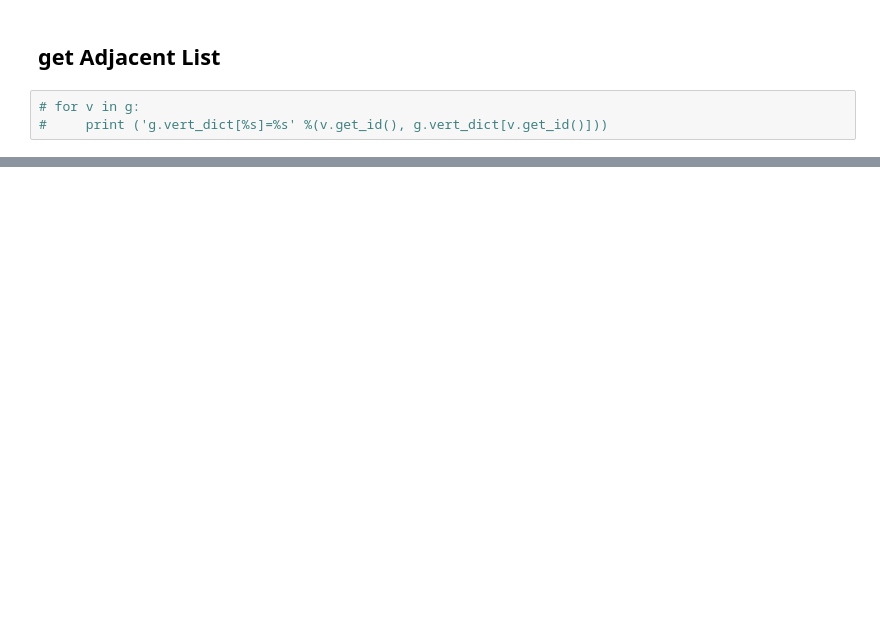
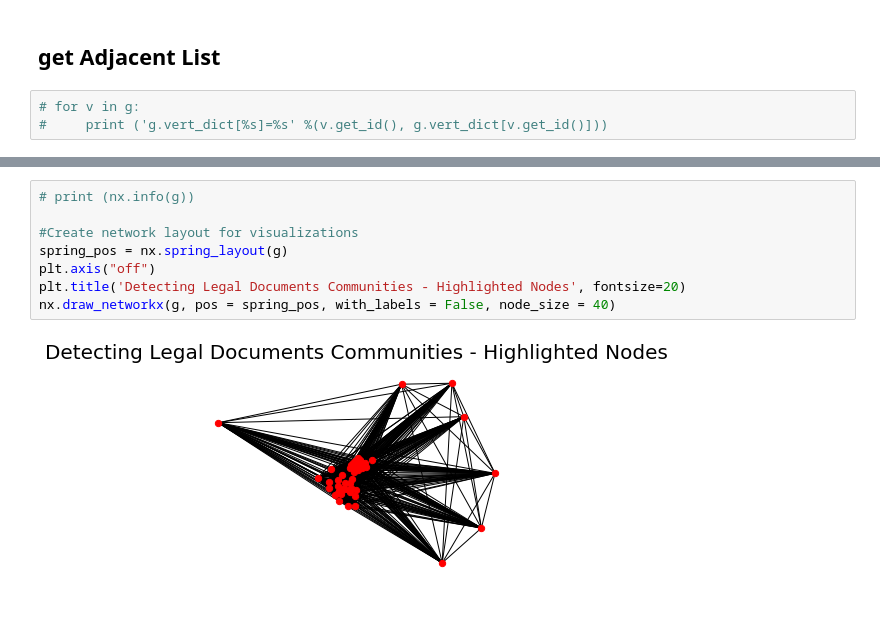
Before and after one commit to 305kev/Capstone_Proposal, a Jupyter notebook: notebooks/Graphing.ipynb, the cells around one changed output, grey strips where cells are left out. Drawn from its saved outputs; the diff is of its cells as text; blank space fills up the shorter version.

```diff
--- a/notebooks/Graphing.ipynb
+++ b/notebooks/Graphing.ipynb
@@ -716,0 +690,10 @@ set()
+# %%
+# print (nx.info(g))
+
+#Create network layout for visualizations
+spring_pos = nx.spring_layout(g)
+plt.axis("off")
+plt.title('Detecting Legal Documents Communities - Highlighted Nodes', fontsize=20)
+nx.draw_networkx(g, pos = spring_pos, with_labels = False, node_size = 40)
+# %% [output]
+[figure, added]
```
Also changed, not shown: parts of 15 cells of this notebook, 4 other files.
